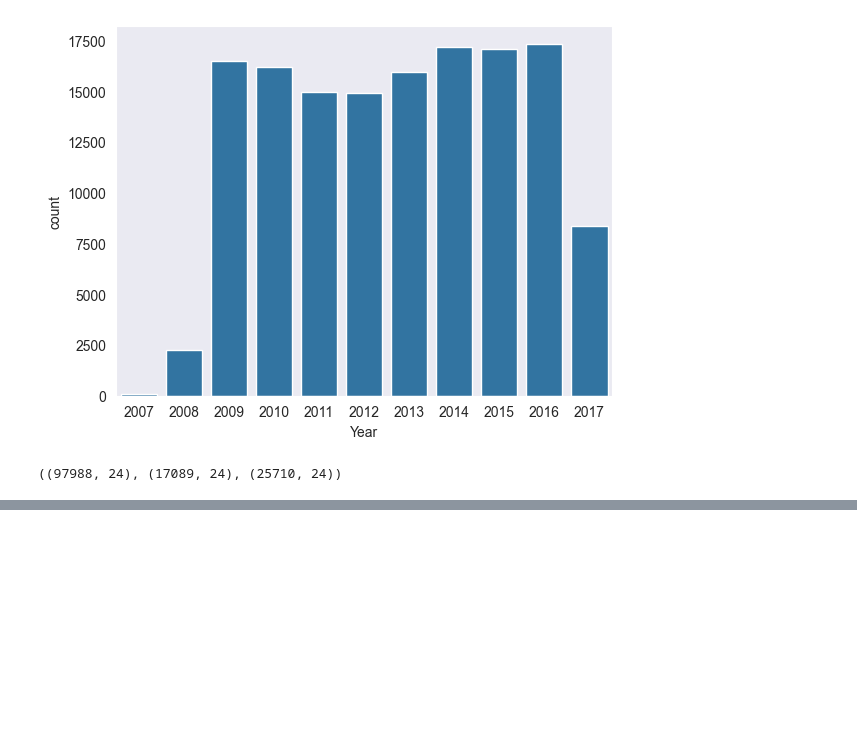
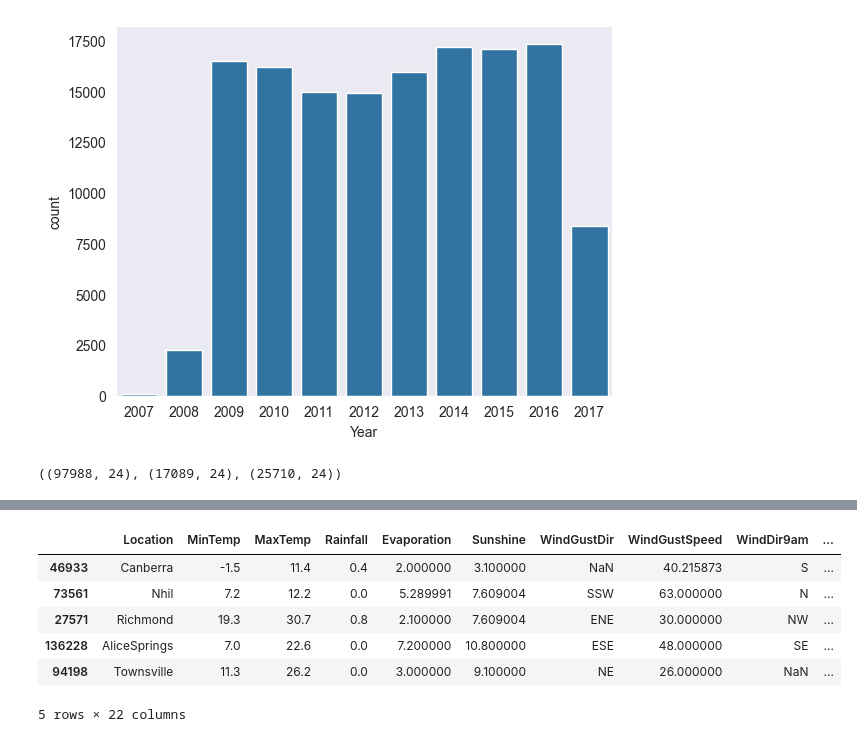
Before and after one commit to mr-ayush-agrawal/MachineLearningBasics, a Jupyter notebook: freeCodeCamp/LogReg/PreProcess.ipynb, the cells around one changed output, grey strips where cells are left out. Drawn from its saved outputs; the diff is of its cells as text; code cells hidden in the pictures; blank space fills up the shorter version.

```diff
--- a/freeCodeCamp/LogReg/PreProcess.ipynb
+++ b/freeCodeCamp/LogReg/PreProcess.ipynb
@@ -231,0 +308,4 @@ Train.head(10)
+# %%
+from sklearn.impute import SimpleImputer
+
+imputer = SimpleImputer(strategy= 'mean')
@@ -231,0 +356,2 @@ Train.head(10)
+# %%
+imputer.fit(X_train[num_cols])
@@ -231,0 +379,3 @@ Train.head(10)
+# %%
+X_train[num_cols] = imputer.transform(X_train[num_cols])
+X_train[num_cols].isna().sum()
@@ -231,0 +404,10 @@ Train.head(10)
+# %%
+X_train.sample(5)
+# %% [output]
+|  | Location | MinTemp | MaxTemp | Rainfall | Evaporation | Sunshine | WindGustDir | WindGustSpeed | WindDir9am | ... |
+| 46933 | Canberra | -1.5 | 11.4 | 0.4 | 2.000000 | 3.100000 | NaN | 40.215873 | S | ... |
+| 73561 | Nhil | 7.2 | 12.2 | 0.0 | 5.289991 | 7.609004 | SSW | 63.000000 | N | ... |
+| 27571 | Richmond | 19.3 | 30.7 | 0.8 | 2.100000 | 7.609004 | ENE | 30.000000 | NW | ... |
+| 136228 | AliceSprings | 7.0 | 22.6 | 0.0 | 7.200000 | 10.800000 | ESE | 48.000000 | SE | ... |
+| 94198 | Townsville | 11.3 | 26.2 | 0.0 | 3.000000 | 9.100000 | NE | 26.000000 | NaN | ... |
+5 rows × 22 columns
```
Also changed, not shown: parts of 21 cells of this notebook.
